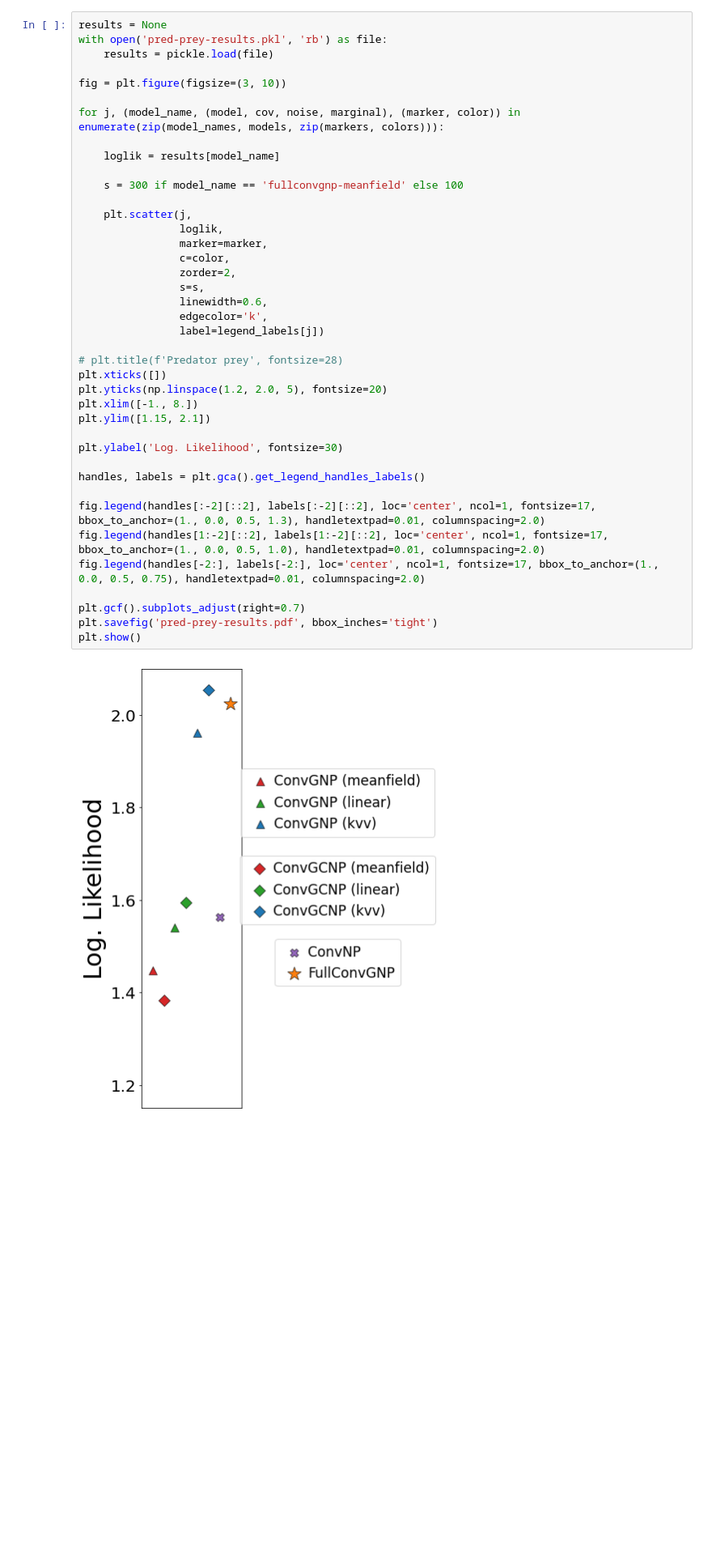
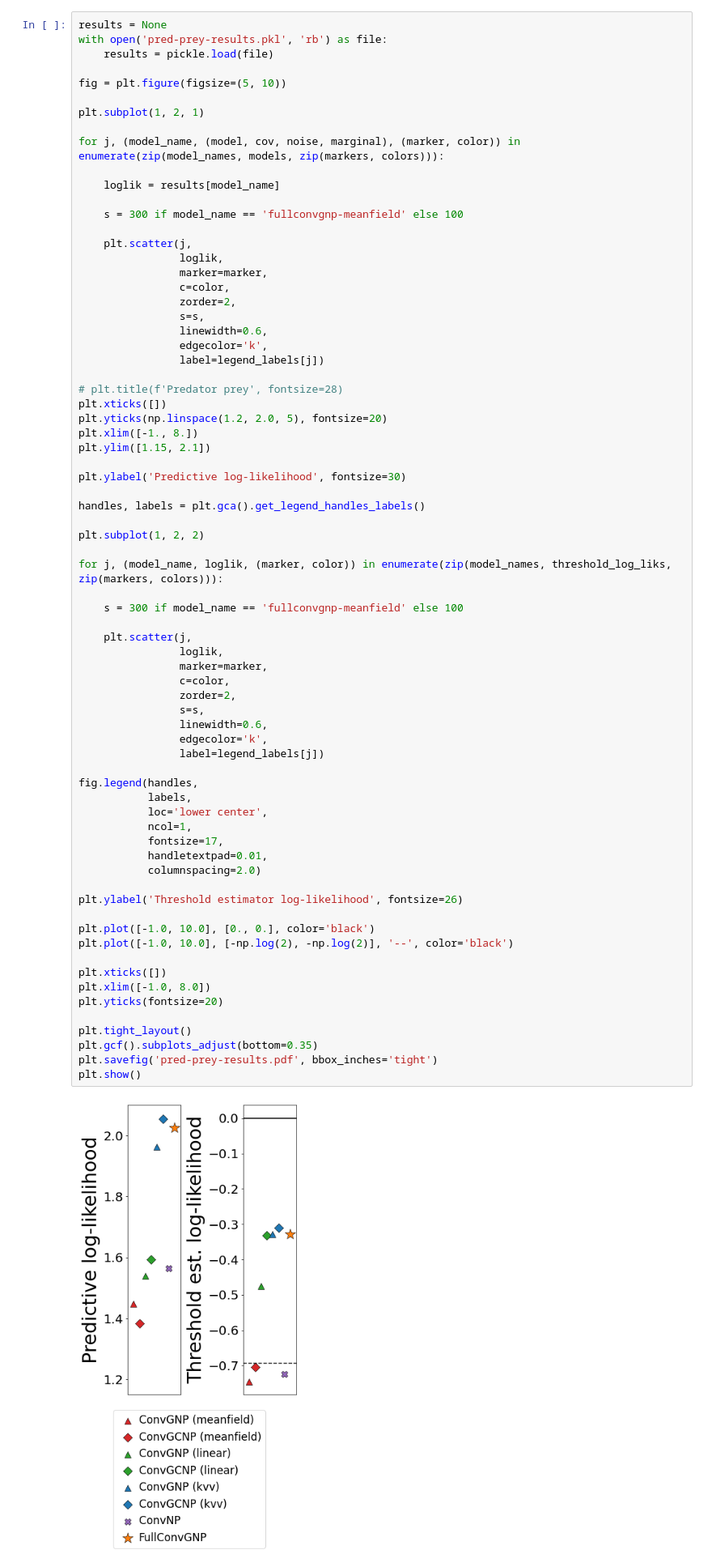
Before and after one commit to requeima/kernelcnp, a Jupyter notebook: notebooks/pred-prey-results/pred-prey-results.ipynb, the cells around one changed output. Shown at 81% size. Drawn from its saved outputs; the diff is of its cells as text; blank space fills up the shorter version.

Commit message:
added plot to pred-prey results

```diff
--- a/notebooks/pred-prey-results/pred-prey-results.ipynb
+++ b/notebooks/pred-prey-results/pred-prey-results.ipynb
@@ -103,40 +103,72 @@ results = None
 with open('pred-prey-results.pkl', 'rb') as file:
     results = pickle.load(file)
 
-fig = plt.figure(figsize=(3, 10))
+fig = plt.figure(figsize=(5, 10))
+
+plt.subplot(1, 2, 1)
 
 for j, (model_name, (model, cov, noise, marginal), (marker, color)) in enumerate(zip(model_names, models, zip(markers, colors))):
 
     loglik = results[model_name]
 
     s = 300 if model_name == 'fullconvgnp-meanfield' else 100
 
     plt.scatter(j,
                 loglik,
                 marker=marker,
                 c=color,
                 zorder=2,
                 s=s,
                 linewidth=0.6,
                 edgecolor='k',
                 label=legend_labels[j])
 
 # plt.title(f'Predator prey', fontsize=28)
 plt.xticks([])
 plt.yticks(np.linspace(1.2, 2.0, 5), fontsize=20)
 plt.xlim([-1., 8.])
 plt.ylim([1.15, 2.1])
 
-plt.ylabel('Log. Likelihood', fontsize=30)
+plt.ylabel('Predictive log-likelihood', fontsize=30)
 
 handles, labels = plt.gca().get_legend_handles_labels()
 
-fig.legend(handles[:-2][::2], labels[:-2][::2], loc='center', ncol=1, fontsize=17, bbox_to_anchor=(1., 0.0, 0.5, 1.3), handletextpad=0.01, columnspacing=2.0)
-fig.legend(handles[1:-2][::2], labels[1:-2][::2], loc='center', ncol=1, fontsize=17, bbox_to_anchor=(1., 0.0, 0.5, 1.0), handletextpad=0.01, columnspacing=2.0)
-fig.legend(handles[-2:], labels[-2:], loc='center', ncol=1, fontsize=17, bbox_to_anchor=(1., 0.0, 0.5, 0.75), handletextpad=0.01, columnspacing=2.0)
+plt.subplot(1, 2, 2)
 
-plt.gcf().subplots_adjust(right=0.7)
+for j, (model_name, loglik, (marker, color)) in enumerate(zip(model_names, threshold_log_liks, zip(markers, colors))):
+
+    s = 300 if model_name == 'fullconvgnp-meanfield' else 100
+
+    plt.scatter(j,
+                loglik,
+                marker=marker,
+                c=color,
+                zorder=2,
+                s=s,
+                linewidth=0.6,
+                edgecolor='k',
+                label=legend_labels[j])
+
+fig.legend(handles,
+           labels,
+           loc='lower center',
+           ncol=1,
+           fontsize=17,
+           handletextpad=0.01,
+           columnspacing=2.0)
+
+plt.ylabel('Threshold estimator log-likelihood', fontsize=26)
+
+plt.plot([-1.0, 10.0], [0., 0.], color='black')
+plt.plot([-1.0, 10.0], [-np.log(2), -np.log(2)], '--', color='black')
+
+plt.xticks([])
+plt.xlim([-1.0, 8.0])
+plt.yticks(fontsize=20)
+
+plt.tight_layout()
+plt.gcf().subplots_adjust(bottom=0.35)
 plt.savefig('pred-prey-results.pdf', bbox_inches='tight')
 plt.show()
 # %% [output]
-[figure, old version]
+[figure, new version]
```
Also changed, not shown: 1 other file.
